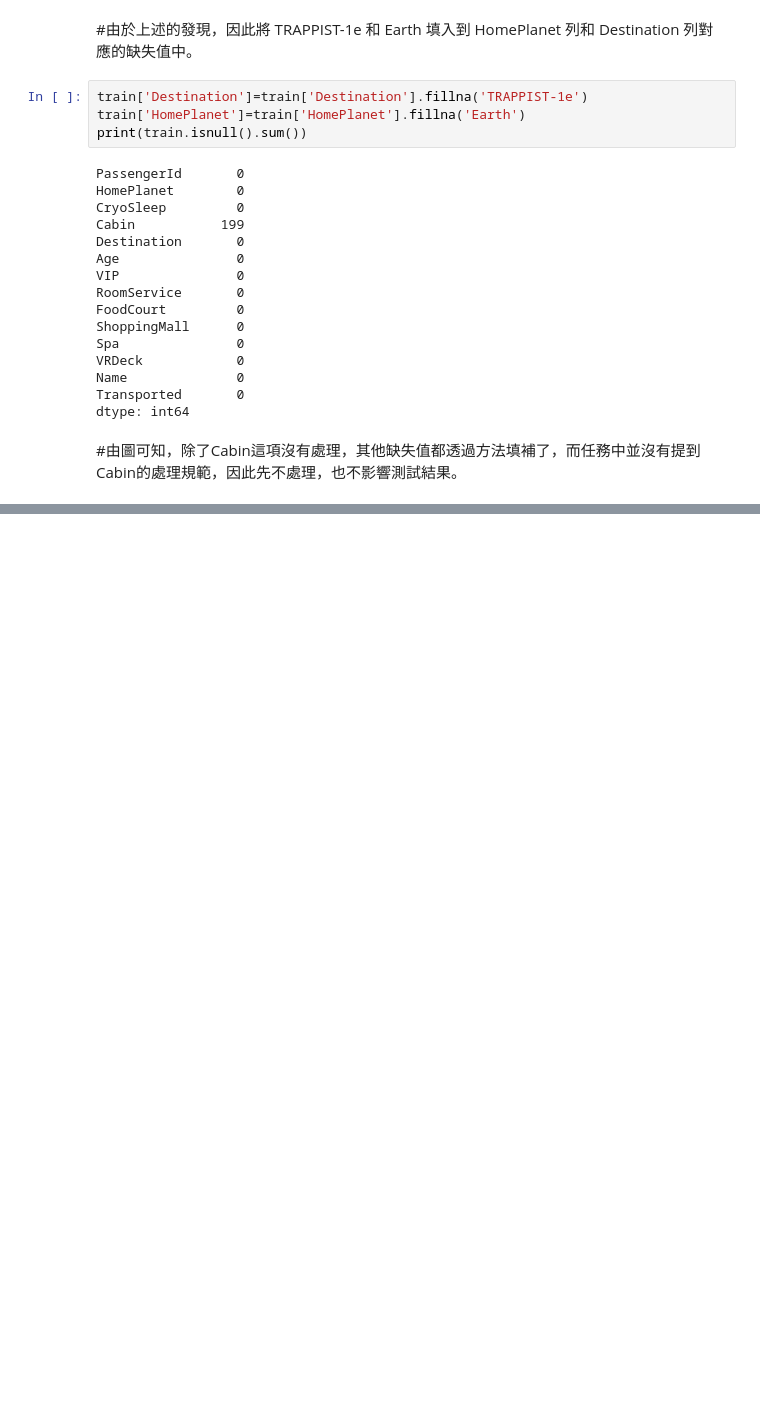
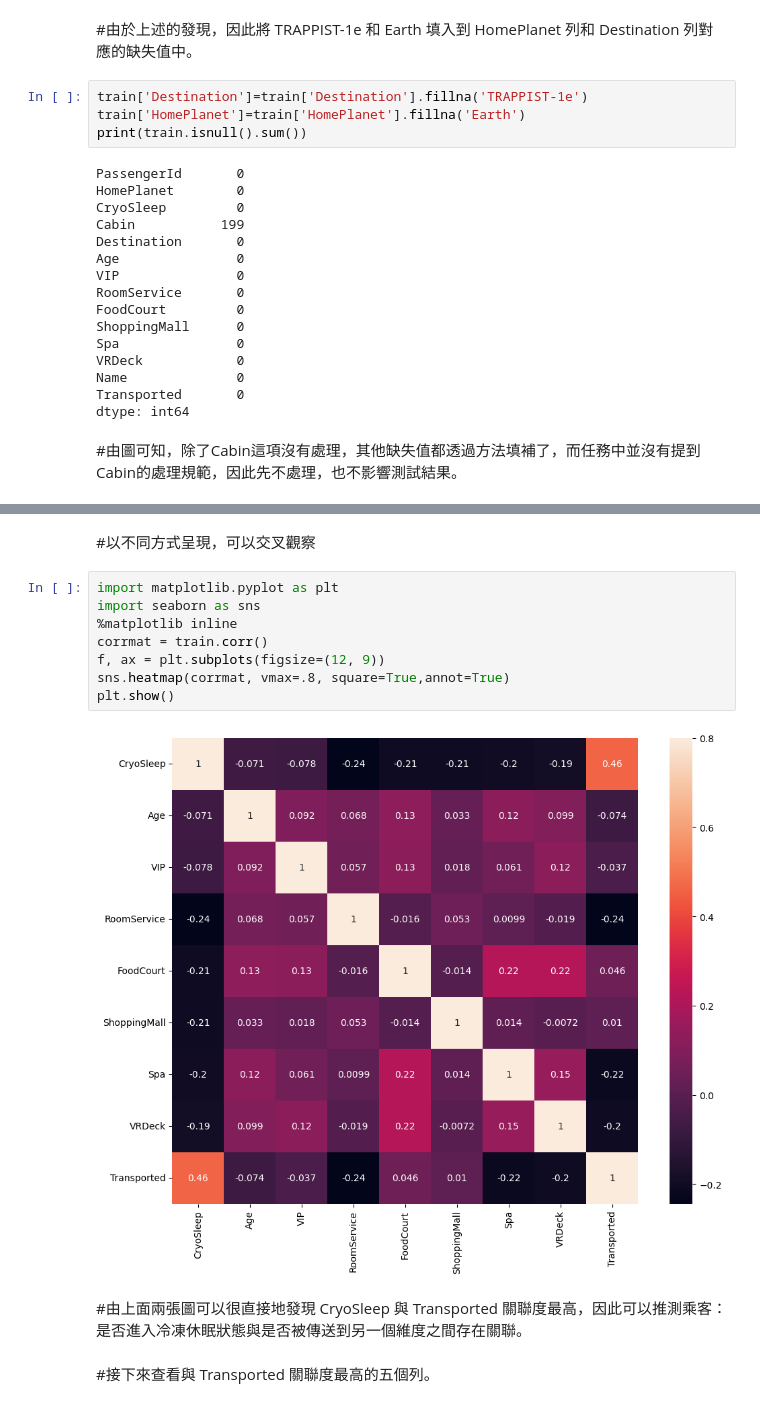
Before and after one commit to Olaf0015/111108007, a Jupyter notebook: 111108007.ipynb, the cells around one changed output, grey strips where cells are left out. Drawn from its saved outputs; the diff is of its cells as text; blank space fills up the shorter version.

```diff
--- a/111108007.ipynb
+++ b/111108007.ipynb
@@ -241,0 +269,16 @@ dtype: int64
+# %% [markdown]
+#以不同方式呈現，可以交叉觀察
+# %%
+import matplotlib.pyplot as plt
+import seaborn as sns
+%matplotlib inline
+corrmat = train.corr()
+f, ax = plt.subplots(figsize=(12, 9))
+sns.heatmap(corrmat, vmax=.8, square=True,annot=True)
+plt.show()
+# %% [output]
+[figure, added]
+# %% [markdown]
+#由上面兩張圖可以很直接地發現 CryoSleep 與 Transported 關聯度最高，因此可以推測乘客：是否進入冷凍休眠狀態與是否被傳送到另一個維度之間存在關聯。
+# %% [markdown]
+#接下來查看與 Transported 關聯度最高的五個列。
```
Also changed, not shown: parts of 18 cells of this notebook, 2 other files.
